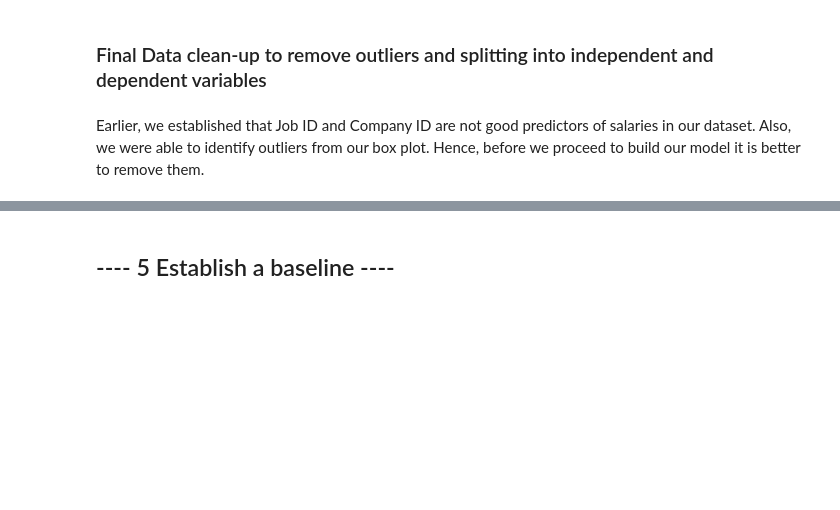
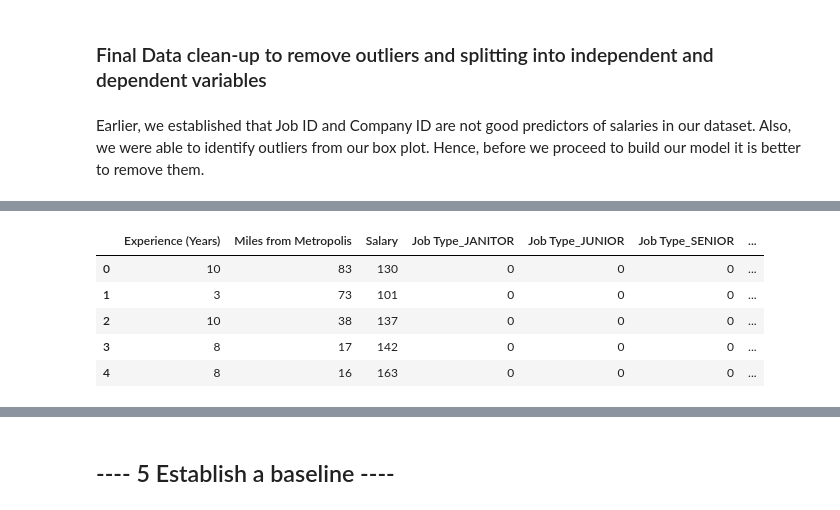
Before and after one commit to MrYoupiter/Salary_Prediction_Portfolio, a Jupyter notebook: SalaryPredictionProject.ipynb, the cells around one changed output, grey strips where cells are left out. Cells and saved outputs as stored; diff of their text form; code cells hidden in the pictures; blank space fills up the shorter version.

```diff
--- a/SalaryPredictionProject.ipynb
+++ b/SalaryPredictionProject.ipynb
@@ -661,0 +678,12 @@ Earlier, we established that Job ID and Company ID are not good predictors of sa
+# %%
+#One hot encode categorical data in the dataset
+
+train_merged = pd.get_dummies(train_merged)
+train_merged.head()
+# %% [output]
+|  | Experience (Years) | Miles from Metropolis | Salary | Job Type_JANITOR | Job Type_JUNIOR | Job Type_SENIOR | ... |
+| 0 | 10 | 83 | 130 | 0 | 0 | 0 | ... |
+| 1 | 3 | 73 | 101 | 0 | 0 | 0 | ... |
+| 2 | 10 | 38 | 137 | 0 | 0 | 0 | ... |
+| 3 | 8 | 17 | 142 | 0 | 0 | 0 | ... |
+| 4 | 8 | 16 | 163 | 0 | 0 | 0 | ... |
```
Also changed, not shown: parts of 24 cells of this notebook.
